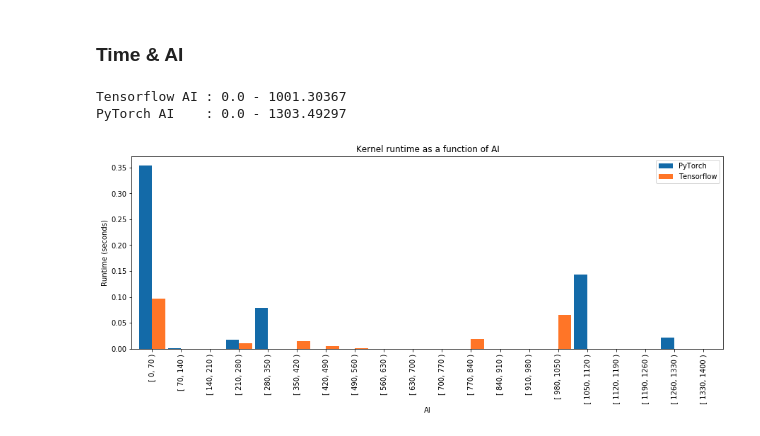
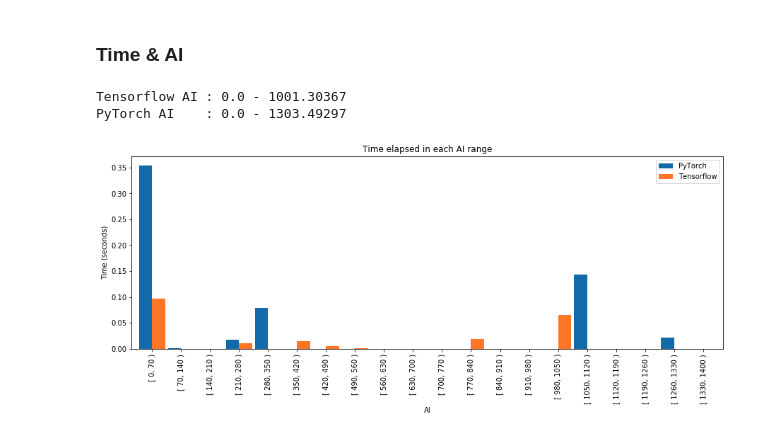
Before and after one commit to PointKernel/climate-seg-benchmark, a Jupyter notebook: analysis/analysis.ipynb, the cells around one changed output. Saved outputs shown, nothing was run; the diff lists cells and outputs as text; code cells hidden in the pictures.

```diff
--- a/analysis/analysis.ipynb
+++ b/analysis/analysis.ipynb
@@ -152,33 +155,33 @@ for i in range(N):
     lhistid.append(i)
     airange = '[ ' + str(int(i * stride)) + ', ' + str(int((i+1) * stride)) + ' )'
     lai.append(airange)
 
 resdf = pd.DataFrame({'Hist ID': lhistid, 'AI': lai})
 
 def ai_classifier(row):
     res = '[ ' + str(int(row['DRAM AI'] / stride)*int(stride))\
           + ', ' + str(int(row['DRAM AI'] / stride + 1)*int(stride)) + ' )'
     return res
 
 def hist_classifier(row):
     return int(row['DRAM AI'] / stride)
 
 tfdf['AI'] = tfdf.apply(ai_classifier, axis=1)
 ptdf['AI'] = ptdf.apply(ai_classifier, axis=1)
 tfdf['Hist ID'] = tfdf.apply(hist_classifier, axis=1)
 ptdf['Hist ID'] = ptdf.apply(hist_classifier, axis=1)
 
 tmptf = tfdf.groupby(['Hist ID', 'AI']).sum().reset_index()
 tmppt = ptdf.groupby(['Hist ID', 'AI']).sum().reset_index()
 
 tmptf = tmptf.merge(tmppt, on=['Hist ID', 'AI'], how='outer')
 resdf = resdf.merge(tmptf, on=['Hist ID', 'AI'], how='outer')
 resdf = resdf[['Hist ID', 'AI', 'CUDA Time_x', 'CUDA Time_y']].fillna(0.).rename(columns={"CUDA Time_x": 'Tensorflow', 'CUDA Time_y': 'PyTorch'}).sort_values('Hist ID')
 #display(resdf)
 
-ax = resdf.plot.bar(x='AI', y=['PyTorch', 'Tensorflow'], figsize=(15, 5), title='Kernel runtime as a function of AI', width=0.9, color=mycolors)
-ax = ax.set(ylabel='Runtime (seconds)')
+ax = resdf.plot.bar(x='AI', y=['PyTorch', 'Tensorflow'], figsize=(15, 5), title='Time elapsed in each AI range', width=0.9, color=mycolors)
+ax = ax.set(ylabel='Time (seconds)')
 # %% [output]
 Tensorflow AI : 0.0 - 1001.30367
 PyTorch AI    : 0.0 - 1303.49297
-[figure, old version]
+[figure, new version]
```
Also changed, not shown: parts of 4 cells of this notebook, 1 other file.
